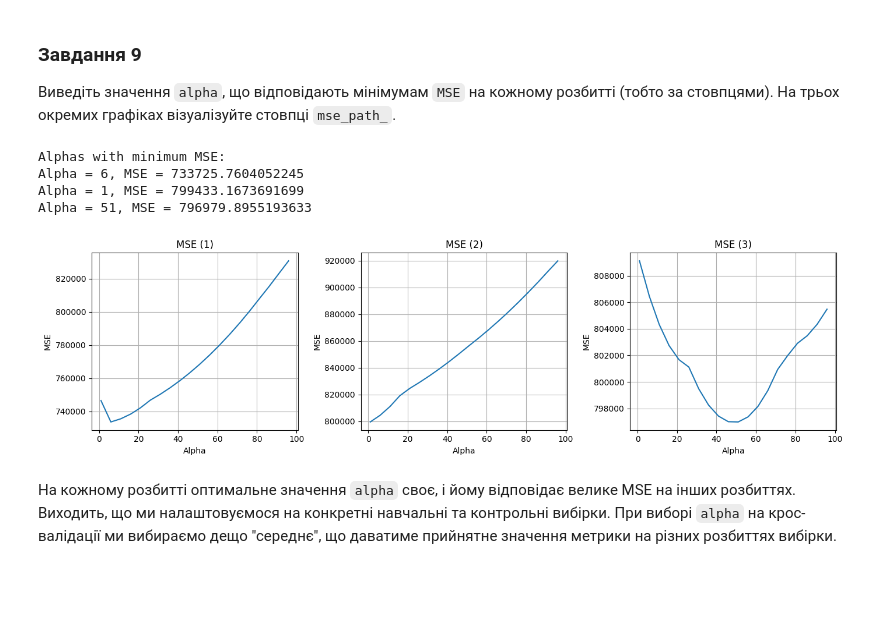
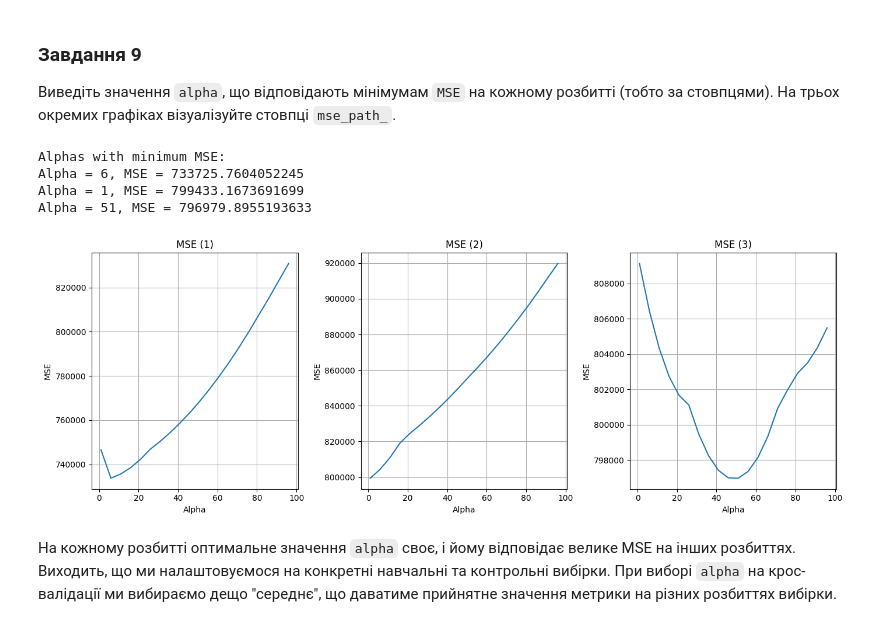
Before and after one commit to KyryloChalov/DS, a Jupyter notebook: HW_04/hw4.ipynb, the cells around one changed output. Drawn from its saved outputs; the diff is of its cells as text; code cells hidden in the pictures; blank space fills up the shorter version.

```diff
--- a/HW_04/hw4.ipynb
+++ b/HW_04/hw4.ipynb
@@ -443,28 +442,28 @@ Optimal alpha =  6
 # %%
 min_mse_values = np.min(regressor.mse_path_, axis=0)
 alphas_equal_min_mse = regressor.alphas_[np.argmin(regressor.mse_path_, axis=0)]
 
 print("Alphas with minimum MSE:")
 for alpha, mse in zip(alphas_equal_min_mse, min_mse_values):
     print(f"Alpha = {alpha}, MSE = {mse}")
 
-plt.figure(figsize=(14, 4))
+plt.figure(figsize=(14, 5))
 for i in range(regressor.mse_path_.shape[1]):
     plt.subplot(1, 3, i + 1)
     plt.plot(regressor.alphas_, regressor.mse_path_[:, i])
     plt.title(f"MSE ({i+1})")
     plt.xlabel("Alpha")
     plt.ylabel("MSE")
     plt.grid()
 
 plt.tight_layout()
 plt.show()
 # %% [output]
 Alphas with minimum MSE:
 Alpha = 6, MSE = 733725.7604052245
 Alpha = 1, MSE = 799433.1673691699
 Alpha = 51, MSE = 796979.8955193633
-[figure, old version]
+[figure, new version]
 # %% [markdown]
 На кожному розбитті оптимальне значення `alpha` своє, і йому відповідає велике MSE на інших розбиттях. Виходить, що ми налаштовуємося на конкретні навчальні та контрольні вибірки. При виборі `alpha` на крос-валідації ми вибираємо дещо "середнє", що даватиме прийнятне значення метрики на різних розбиттях вибірки.
 # %% [markdown]
```
Also changed, not shown: parts of 3 cells of this notebook.
